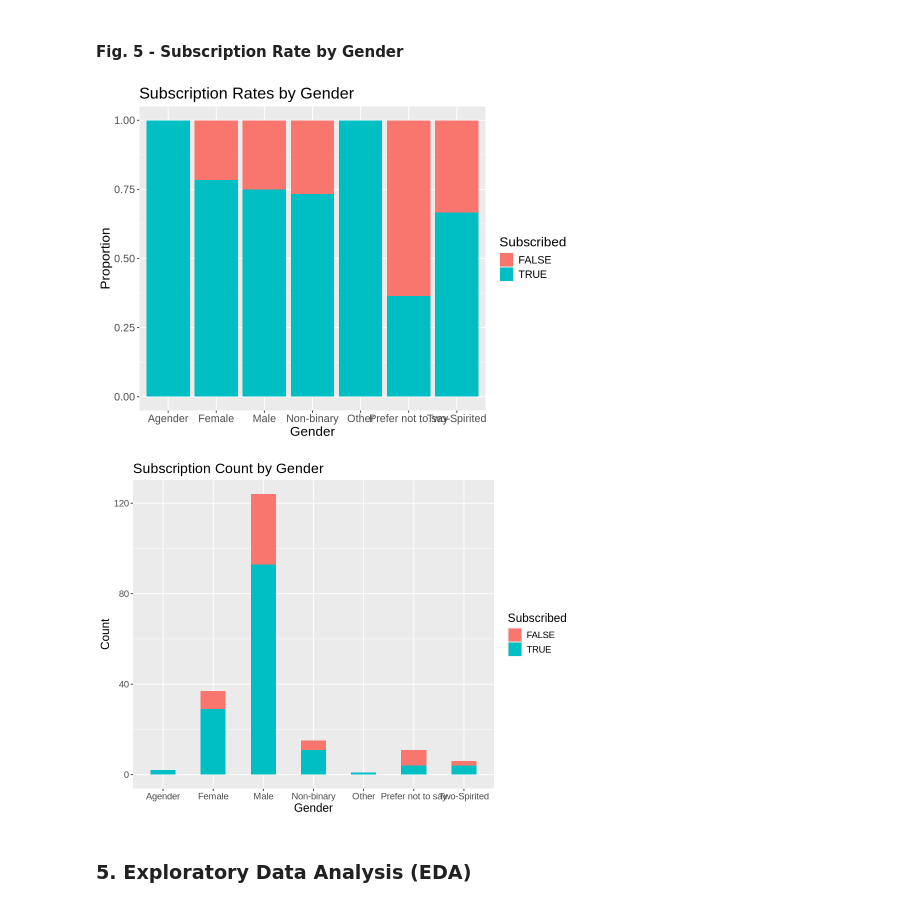
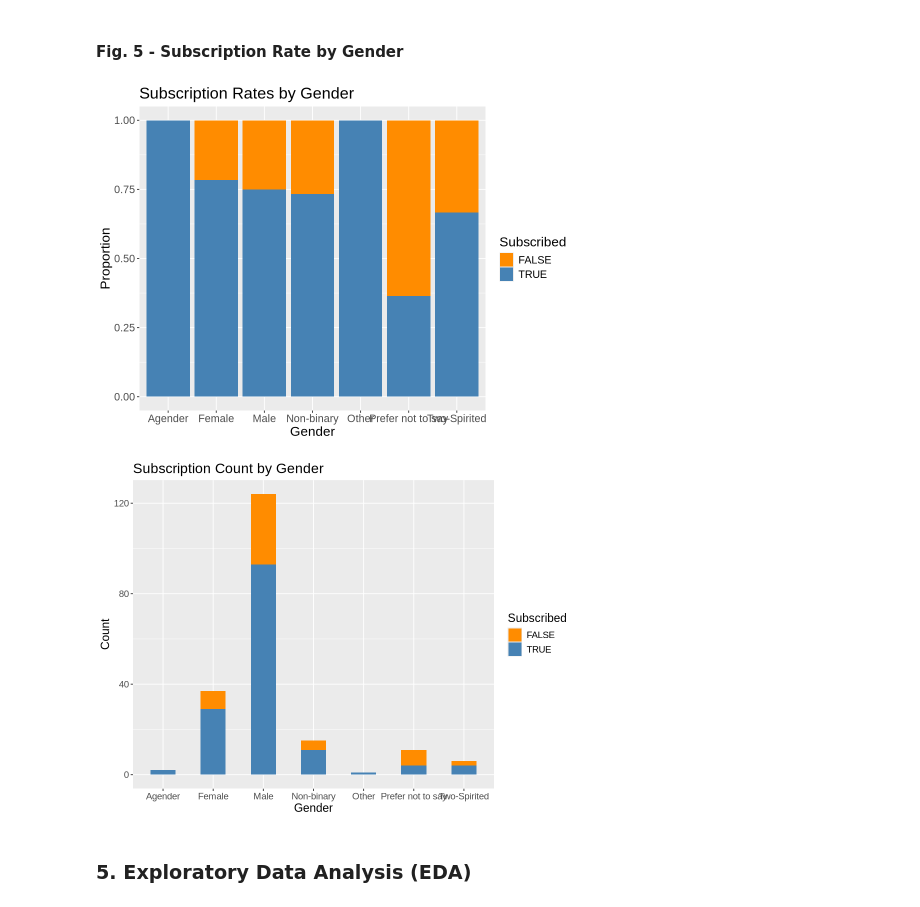
Before and after one commit to camillesnyder/Final-Project, a Jupyter notebook: Final-Project.ipynb, the cells around one changed output. Cells and saved outputs as stored; diff of their text form; code cells hidden in the pictures.

```diff
--- a/Final-Project.ipynb
+++ b/Final-Project.ipynb
@@ -244,15 +248,16 @@ Besides, we can also see that players with higher total play time have a relativ
 # %%
 players_data |>
   ggplot(aes(x = gender, fill = subscribe)) +
   geom_bar(position = "fill") +
   labs(title = "Subscription Rates by Gender",
        x = "Gender",
        y = "Proportion",
        fill = "Subscribed") +
+    scale_fill_manual(values = c("darkorange", "steelblue"))+
     theme(text = element_text(size = 16))
 #rotate labels eventually
 # %% [output]
-[figure, old version]
+[figure, new version]
 # %%
 players_data |>
   ggplot(aes(x = gender, fill = subscribe)) +
@@ -261,9 +266,10 @@ players_data |>
        x = "Gender",
        y = "Count",
        fill = "Subscribed") +
+     scale_fill_manual(values = c("darkorange", "steelblue"))+
     theme(text = element_text(size = 14))
 # %% [output]
-[figure, old version]
+[figure, new version]
 # %% [markdown]
 ### 5. Exploratory Data Analysis (EDA)
 # %% [markdown]
```
Also changed, not shown: parts of 4 cells of this notebook.
